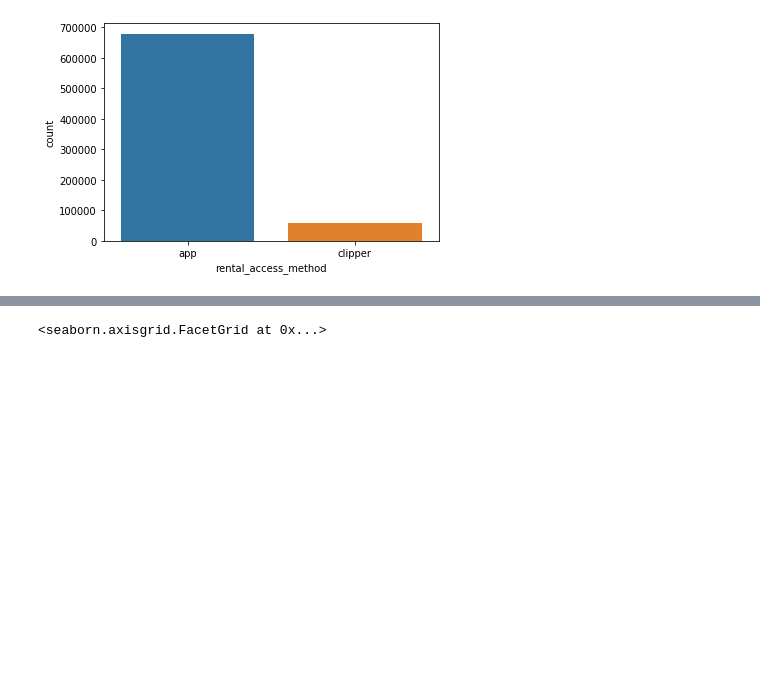
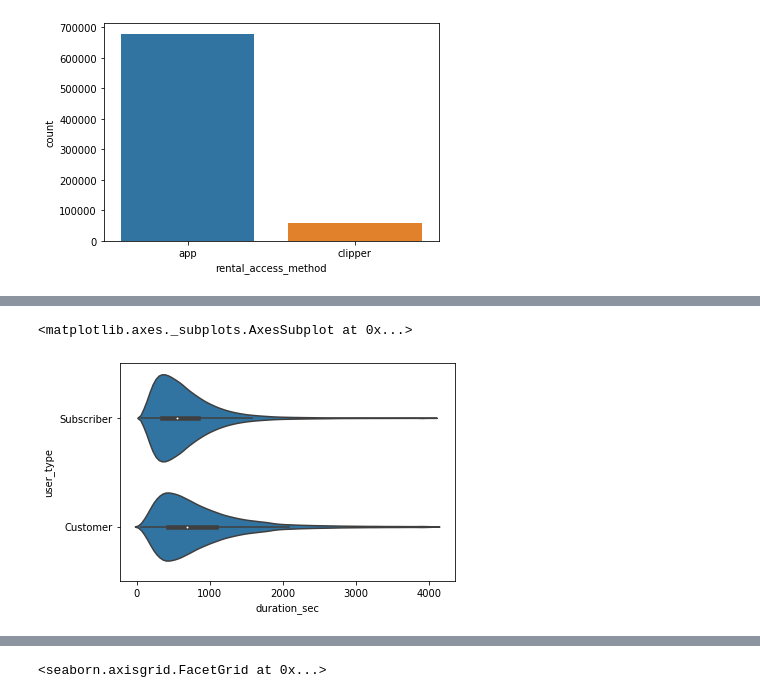
Before and after one commit to miniermatar/udacity_project_7_baywheels, a Jupyter notebook: exploration_template.ipynb, the cells around one changed output, grey strips where cells are left out. Cells and saved outputs as stored; diff of their text form; code cells hidden in the pictures; blank space fills up the shorter version.

```diff
--- a/exploration_template.ipynb
+++ b/exploration_template.ipynb
@@ -228,0 +251,6 @@ sns.countplot(data=df_clean,x='rental_access_method')
+# %%
+base_color = sns.color_palette()[0]
+sns.violinplot(data = df_clean, y = 'user_type', x = 'duration_sec', color = base_color)
+# %% [output]
+<matplotlib.axes._subplots.AxesSubplot at 0x...>
+[figure, added]
```
Also changed, not shown: parts of 12 cells of this notebook.
